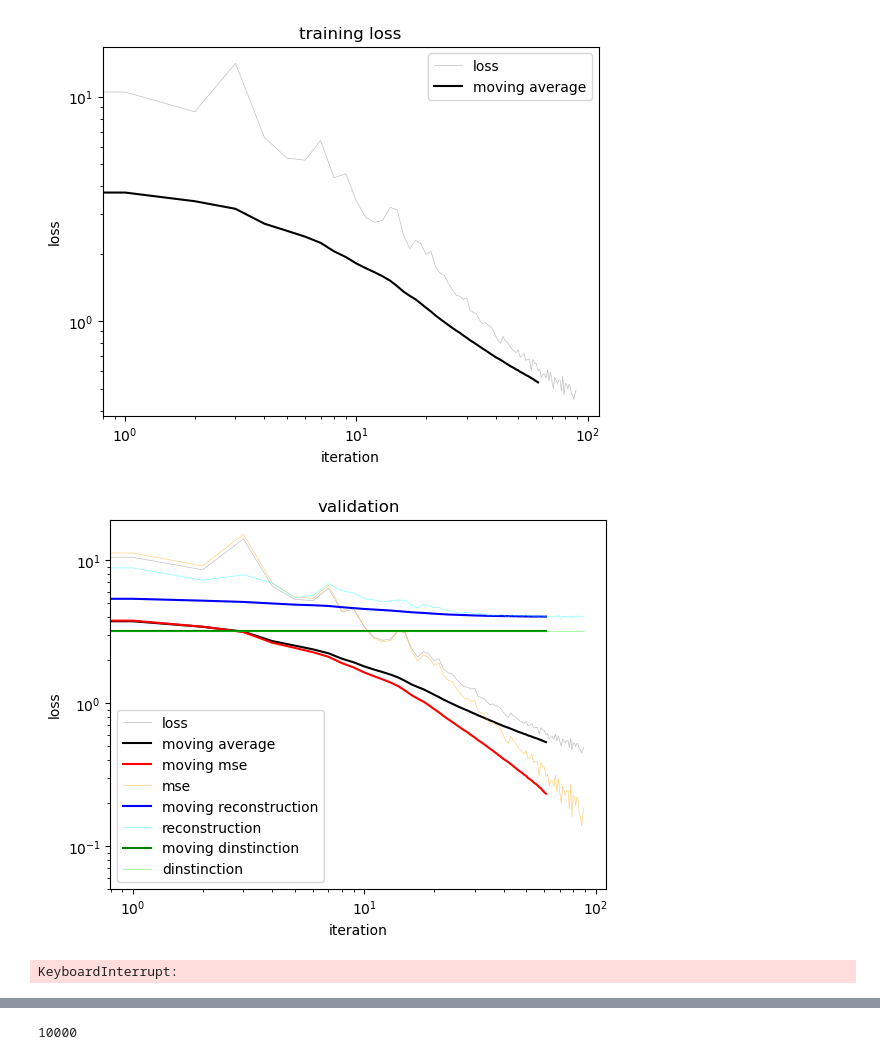
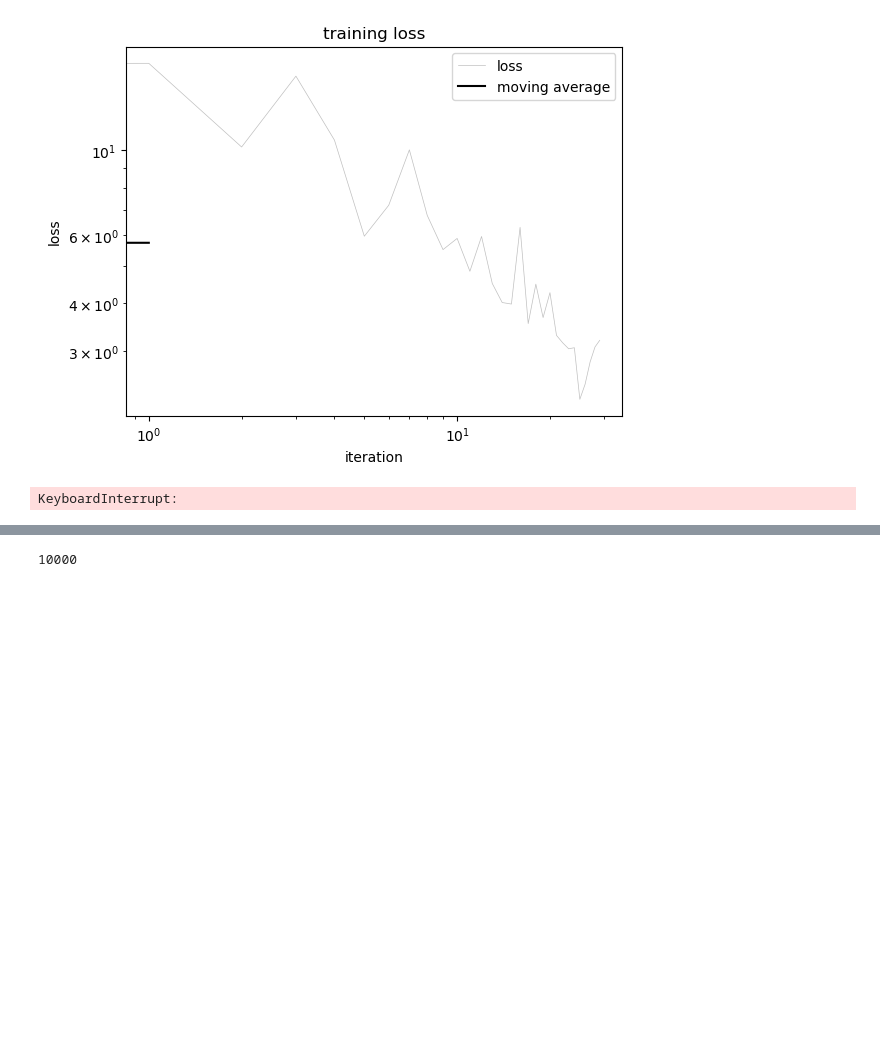
Before and after one commit to Francesco215/Language_CA, a Jupyter notebook: training.ipynb, the cells around one changed output, grey strips where cells are left out. Drawn from its saved outputs; the diff is of its cells as text; code cells hidden in the pictures; blank space fills up the shorter version.

Commit message:
training with __getite__() now works #20

```diff
--- a/training.ipynb
+++ b/training.ipynb
@@ -141,101 +91,66 @@ def sample_minibatched_shakespeare(train_ids, context_size, batch_size):
 #@markdown # Training
 #@markdown the loss function is cross entropy ❌🎲
 
-batch_size=10
-
 n_epochs = int(2000)
-model.train()
-context_size=100
 model.train()
 n_steps=10
 
-edge_index = graph_maker(context_size)
-edge_slide = torch.repeat_interleave(torch.arange(batch_size)*context_size, edge_index.shape[-1]).repeat(2,1)
-edge_index=edge_index.repeat(1, batch_size) + edge_slide
+for i in range(n_epochs):
+    idx = np.random.randint(pool.size)
+    target_tokens, prediction, clean_embeddings, noise_encoding, noise_level = pool[idx]
 
-
-for i in range(n_epochs):
-
-    prediction, clean_encoding, noise_encoding, target = sample_minibatched_shakespeare(train_ids, context_size, batch_size)
-
-    step_loss=torch.empty(n_steps+1, device=device)
-    loss_components=torch.empty([n_steps+1,3], device=device)
+    step_loss = torch.empty(n_steps+1, device=device)
+    loss_components = torch.empty([n_steps+1, 3], device=device)
 
     #do n steps
-    step_loss[0], loss_components[0]=loss_function(prediction, target, clean_encoding, noise_encoding)
-    for j in range(1,n_steps+1):
+    step_loss[0], loss_components[0] = loss_function(
+        prediction, target_tokens, clean_embeddings, noise_encoding)
+    for j in range(1, n_steps+1):
         #make a forward pass
         prediction = model(prediction, edge_index)
 
         #compute loss
-        step_loss[j], loss_components[j] = loss_function(prediction, target, clean_encoding, noise_encoding)
+        step_loss[j], loss_components[j] = loss_function(
+            prediction, target_tokens, clean_embeddings, noise_encoding)
         #apply step weight if given
         if step_weight is not None:
-            step_loss[j]*=step_weight(j)
+            step_loss[j] *= step_weight(j)
 
     #compute the total loss
+
     loss = step_loss.mean()
 
     model.logs['loss'].append(loss.item())
     model.logs['step_loss'].append(step_loss.detach().cpu().numpy())
-    for log,l in zip(model.logs['loss_components'],loss_components.mean(dim=0)):
+    for log, l in zip(model.logs['loss_components'], loss_components.mean(dim=0)):
         log.append(l.item())
-
 
     loss.backward()
     clip_grad_norm_(model.parameters(), 4*loss.item())
 
-
     optimizer.step()
     optimizer.zero_grad()  # reinitialize the gradient to zero
-    model.tokens_seen+=context_size
+    model.tokens_seen += sequence_lenght
 
-
-    logging_interval=30
-    if i%logging_interval==logging_interval-1:
+    logging_interval = 30
+    if i % logging_interval == logging_interval-1:
         clear_output(wait=True)
 
         m_av = moving_average(model.logs['loss'], logging_interval-1)
 
-        plt.plot(model.logs['loss'], label='loss', color='grey', alpha=0.5, linewidth=0.5)
+        plt.plot(model.logs['loss'], label='loss',
+                 color='grey', alpha=0.5, linewidth=0.5)
         plt.plot(m_av, label='moving average', color='black')
-
 
         plt.title("training loss")
         plt.legend()
         plt.ylabel('loss')
         plt.xlabel('iteration')
         plt.yscale('log')
         plt.xscale('log')
         plt.show()
-
-        prediction, clean_encoding, noise_encoding, target = sample_minibatched_shakespeare(train_ids, context_size, batch_size)
-
-
-
-        plt.plot(model.logs['loss'], label='loss', color='grey', alpha=0.5, linewidth=0.5)
-        plt.plot(m_av, label='moving average', color='black')
-
-        labels=["mse","reconstruction","dinstinction"]
-        colors=[["red","orange"], ["blue", "cyan"], ["green", "lime"]]
-        for log, label, color in zip(model.logs['loss_components'], labels, colors):
-            m_av = moving_average(log, logging_interval-1)
-            plt.plot(m_av, label=f'moving {label}', color=color[0])
-            plt.plot(log, label=label, color=color[1], alpha=0.5, linewidth=0.5)
-
-
-
-        plt.title("validation")
-        plt.legend()
-        plt.ylabel('loss')
-        plt.xlabel('iteration')
-        plt.yscale('log')
-        plt.xscale('log')
-        plt.ylim(bottom=5e-2)
-        plt.show()
 # %% [output]
-[figure, old version]
+[figure, new version]
-[figure, removed]
 KeyboardInterrupt:
 # %%
 context_size=200
```
Also changed, not shown: parts of 5 cells of this notebook, 3 other files.
